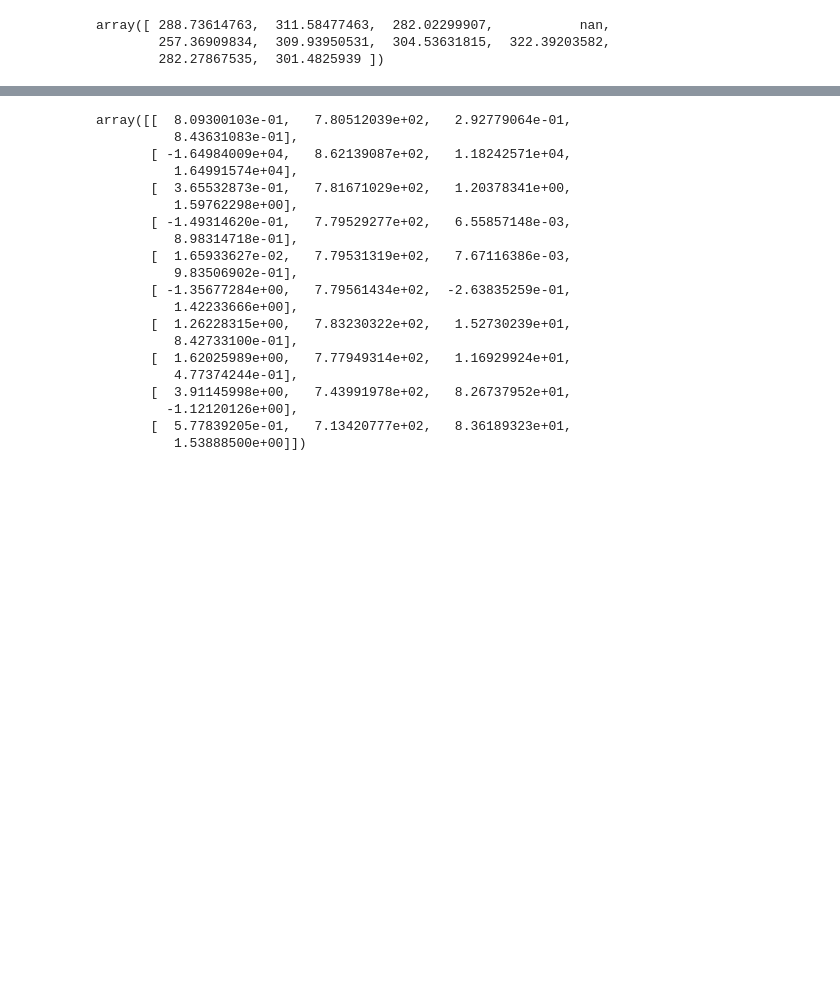
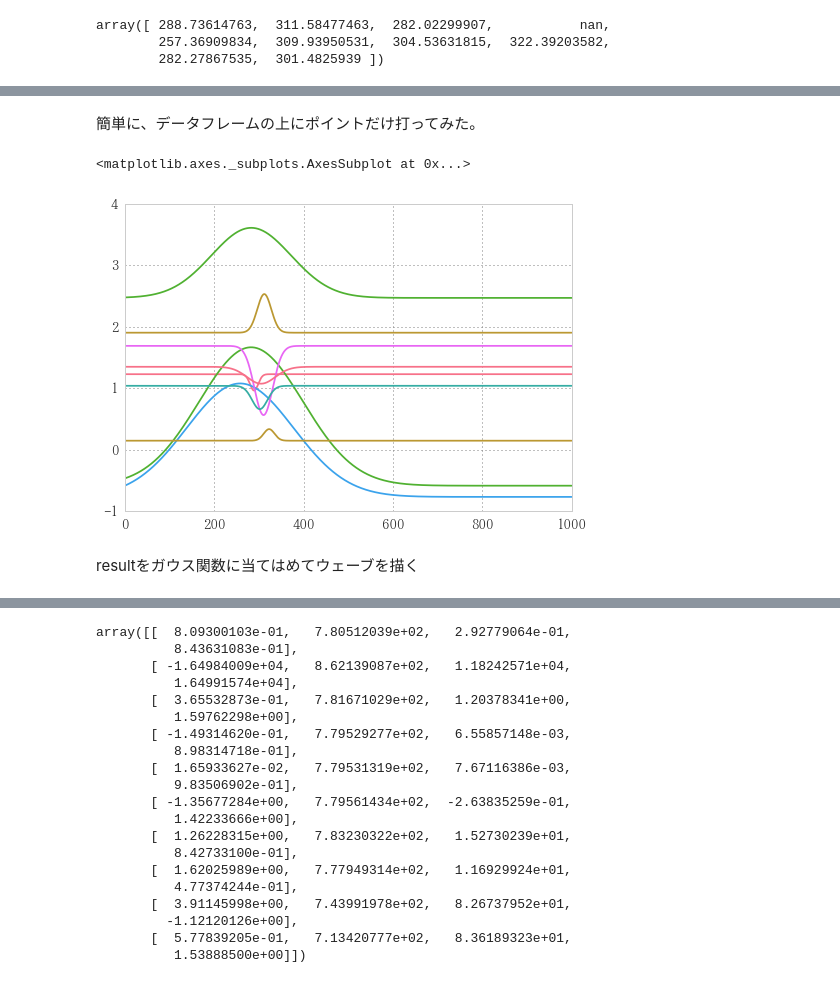
Before and after one commit to u1and0/SAtraceFit, a Jupyter notebook: fit_lab/fit_lab.ipynb, the cells around one changed output, grey strips where cells are left out. Drawn from its saved outputs; the diff is of its cells as text; code cells hidden in the pictures; blank space fills up the shorter version.

```diff
--- a/fit_lab/fit_lab.ipynb
+++ b/fit_lab/fit_lab.ipynb
@@ -749,0 +749,10 @@ plt_pnt_se = pd.Series(plt_pnt.T[1], index=plt_pnt.T[0])  # fitting結果をseri
+# %% [markdown]
+簡単に、データフレームの上にポイントだけ打ってみた。
+# %%
+regauss = np.apply_along_axis(lambda x: gauss(df.columns, *x), 1, result)
+pd.DataFrame(regauss).T.plot(legend=False)
+# %% [output]
+<matplotlib.axes._subplots.AxesSubplot at 0x...>
+[figure, added]
+# %% [markdown]
+resultをガウス関数に当てはめてウェーブを描く
```
Also changed, not shown: parts of 19 cells of this notebook, 19 other files.
